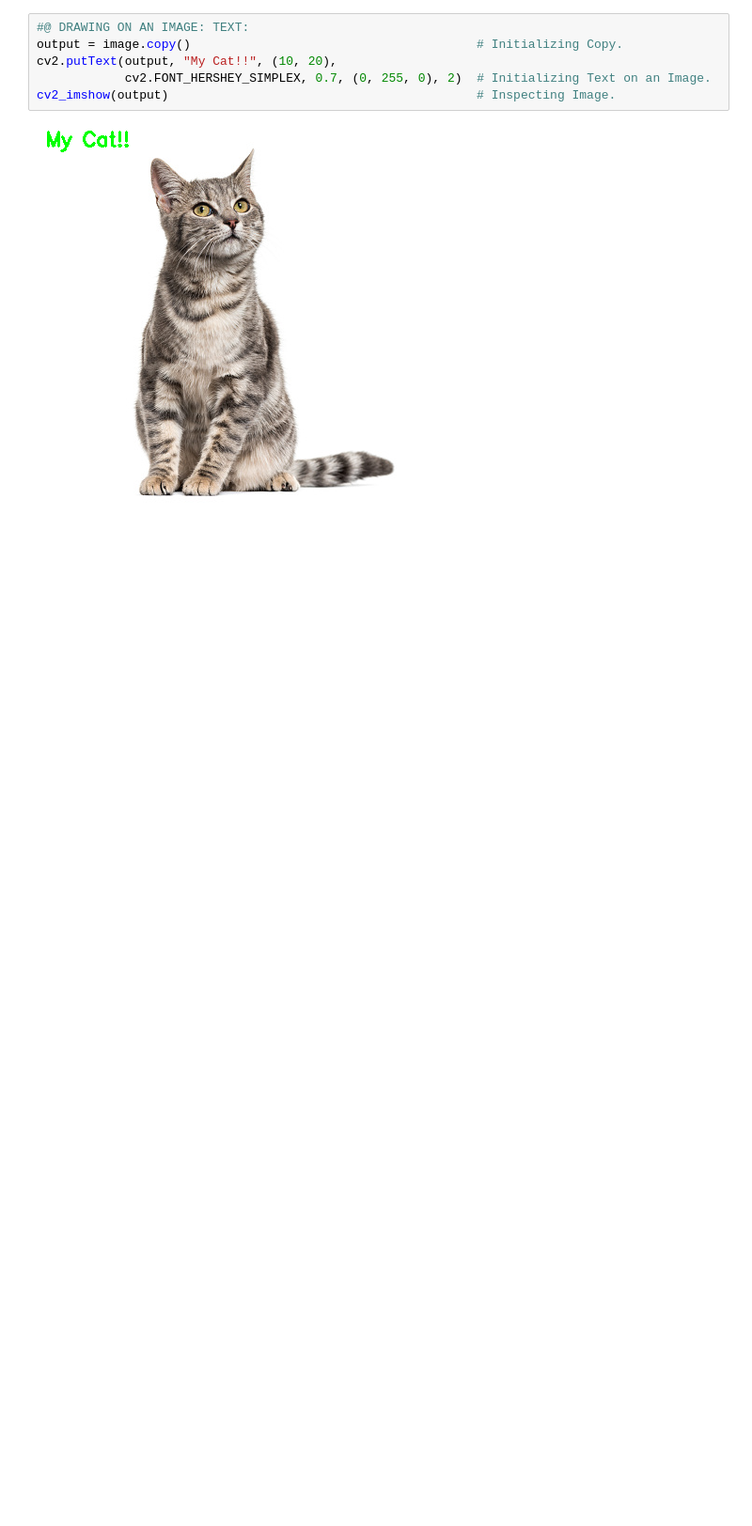
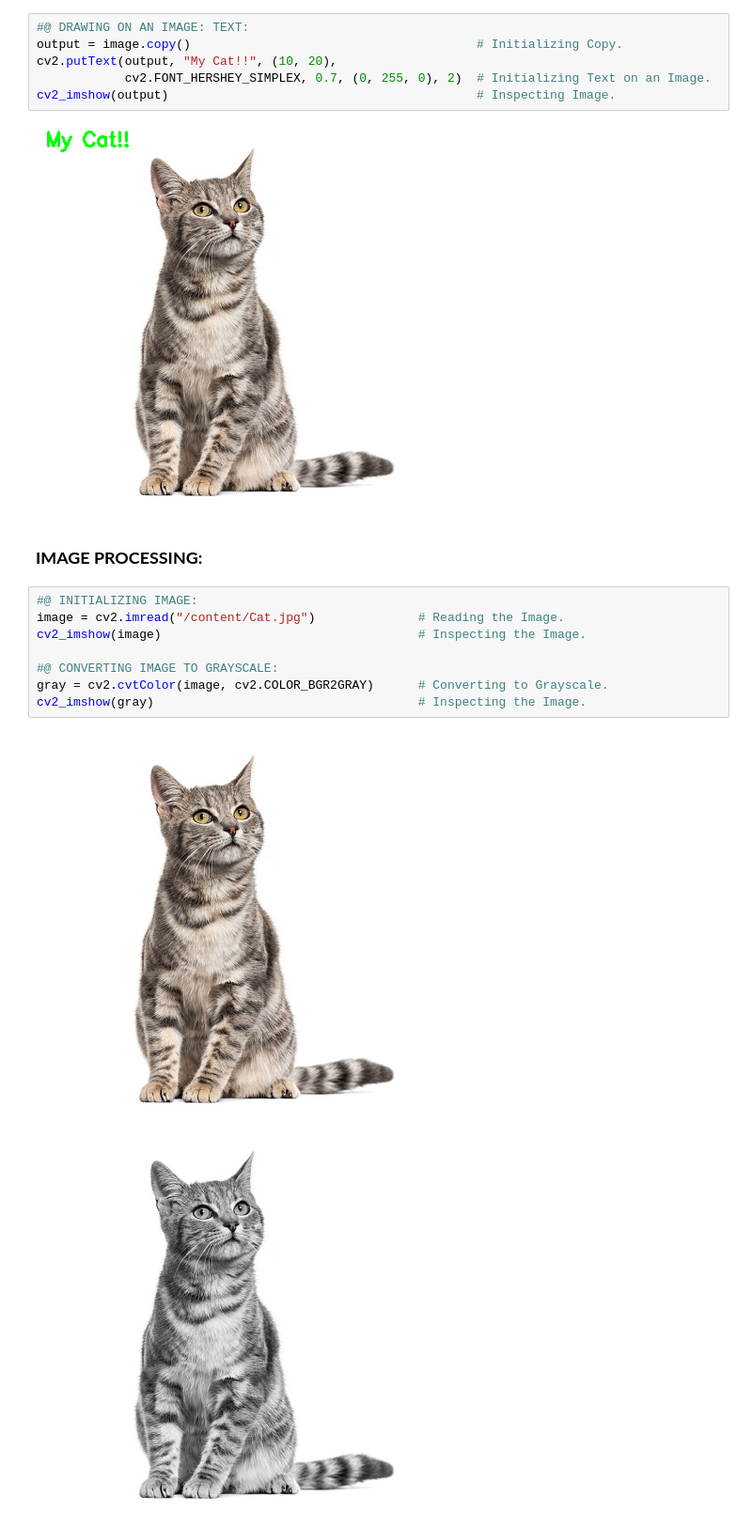
Before and after one commit to ThinamXx/ComputerVision, a Jupyter notebook: 01. OpenCV/OpenCV.ipynb, the cells around one changed output. Shown at 94% size. Saved outputs shown, nothing was run; the diff lists cells and outputs as text; blank space fills up the shorter version.

```diff
--- a/01. OpenCV/OpenCV.ipynb
+++ b/01. OpenCV/OpenCV.ipynb
@@ -99,3 +100,16 @@ cv2.putText(output, "My Cat!!", (10, 20),
 cv2_imshow(output)                                          # Inspecting Image.
 # %% [output]
 [figure]
+# %% [markdown]
+### **IMAGE PROCESSING:**
+# %%
+#@ INITIALIZING IMAGE:
+image = cv2.imread("/content/Cat.jpg")              # Reading the Image.
+cv2_imshow(image)                                   # Inspecting the Image.
+
+#@ CONVERTING IMAGE TO GRAYSCALE:
+gray = cv2.cvtColor(image, cv2.COLOR_BGR2GRAY)      # Converting to Grayscale.
+cv2_imshow(gray)                                    # Inspecting the Image.
+# %% [output]
+[figure, added]
+[figure, added]
```
Also changed, not shown: parts of 9 cells of this notebook.
